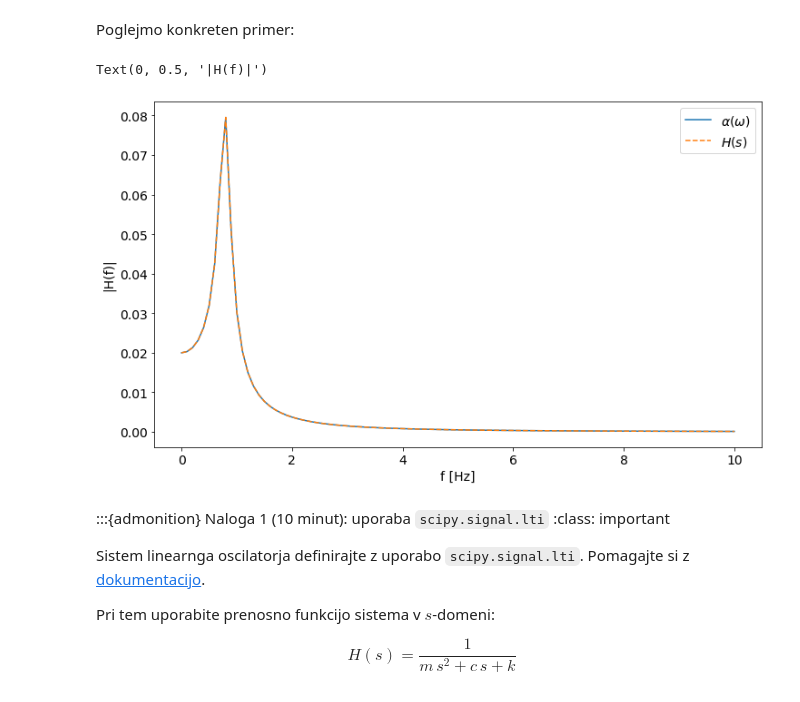
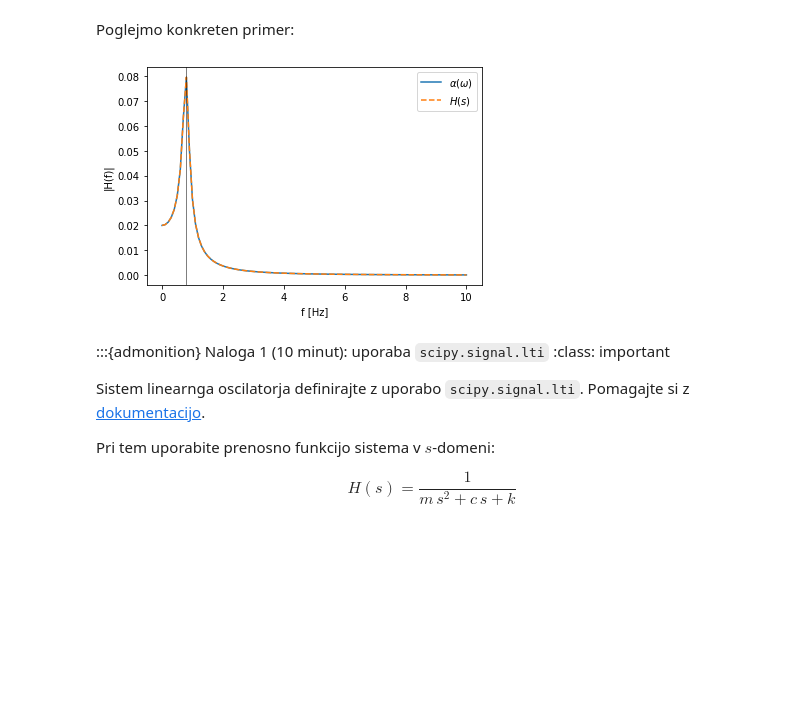
Before and after one commit to domengorjup/ps_lv, a Jupyter notebook: lv_book/notebooks/06 - LTI sistemi 2, prenosne funkcije.ipynb, the cells around one changed output. Saved outputs shown, nothing was run; the diff lists cells and outputs as text; code cells hidden in the pictures; blank space fills up the shorter version.

```diff
--- a/lv_book/notebooks/06 - LTI sistemi 2, prenosne funkcije.ipynb
+++ b/lv_book/notebooks/06 - LTI sistemi 2, prenosne funkcije.ipynb
@@ -97,12 +100,12 @@ def H_s(freq, m, k, c):
 # %%
 plt.plot(freq, np.abs(H_f(freq, m, k, c)), label=r'$\alpha({\omega})$')
 plt.plot(freq, np.abs(H_s(freq, m, k, c)), '--', label='$H(s)$')
+plt.axvline(x=np.sqrt(k/m) / (2*np.pi), c='k', lw=0.5)
 plt.legend()
 plt.xlabel('f [Hz]')
 plt.ylabel('|H(f)|');
 # %% [output]
-Text(0, 0.5, '|H(f)|')
-[figure, old version]
+[figure, new version]
 # %% [markdown]
 :::{admonition} Naloga 1 (10 minut): uporaba `scipy.signal.lti`
 :class: important
```
Also changed, not shown: parts of 27 cells of this notebook.
